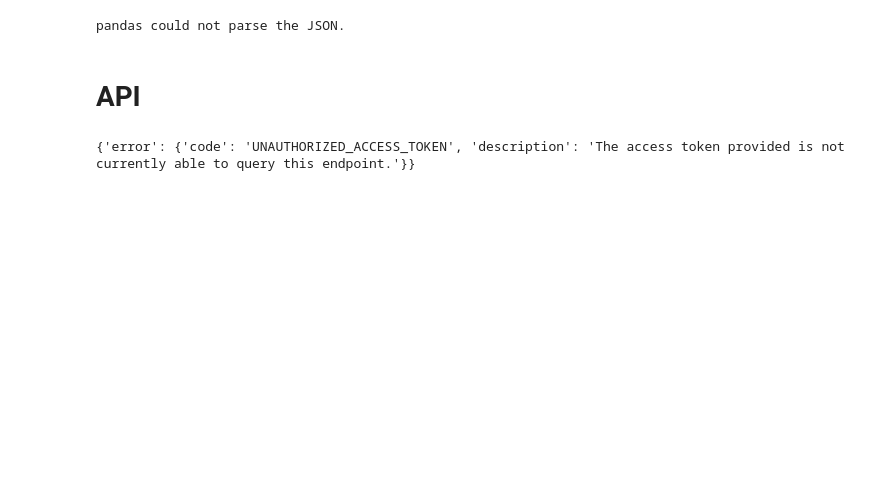
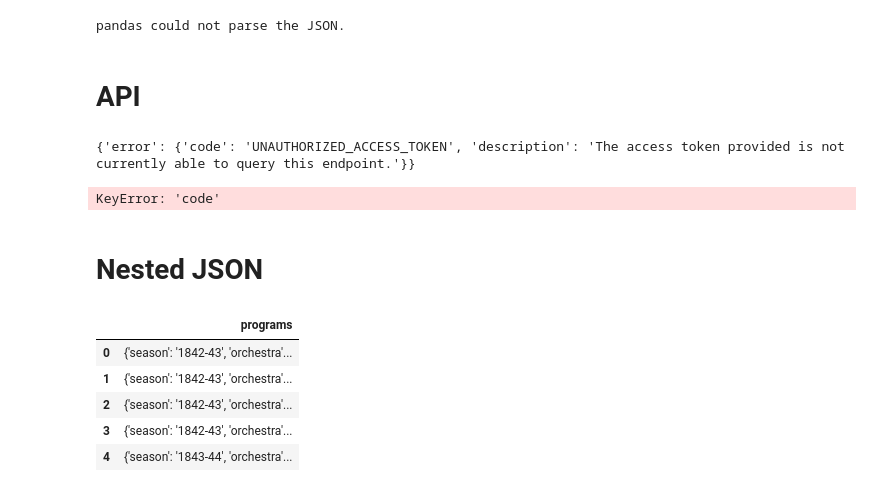
Before and after one commit to muhammadabidd/DatacampLearn, a Jupyter notebook: Streamlined Ingestion Data with Pandas/Importing Data from API.ipynb, the cells around one changed output. Cells and saved outputs as stored; diff of their text form; code cells hidden in the pictures; blank space fills up the shorter version.

```diff
--- a/Streamlined Ingestion Data with Pandas/Importing Data from API.ipynb
+++ b/Streamlined Ingestion Data with Pandas/Importing Data from API.ipynb
@@ -78,3 +78,20 @@ data = response.json()
 print(data)
 # %% [output]
 {'error': {'code': 'UNAUTHORIZED_ACCESS_TOKEN', 'description': 'The access token provided is not currently able to query this endpoint.'}}
+# %%
+cafe = pd.DataFrame(data['code'])
+# %% [output]
+KeyError: 'code'
+# %% [markdown]
+# Nested JSON
+# %%
+phil = pd.read_json("raw_nyc_phil.json")
+
+phil.head()
+# %% [output]
+|  | programs |
+| 0 | {'season': '1842-43', 'orchestra'... |
+| 1 | {'season': '1842-43', 'orchestra'... |
+| 2 | {'season': '1842-43', 'orchestra'... |
+| 3 | {'season': '1842-43', 'orchestra'... |
+| 4 | {'season': '1843-44', 'orchestra'... |
```
Also changed, not shown: 1 other file.
